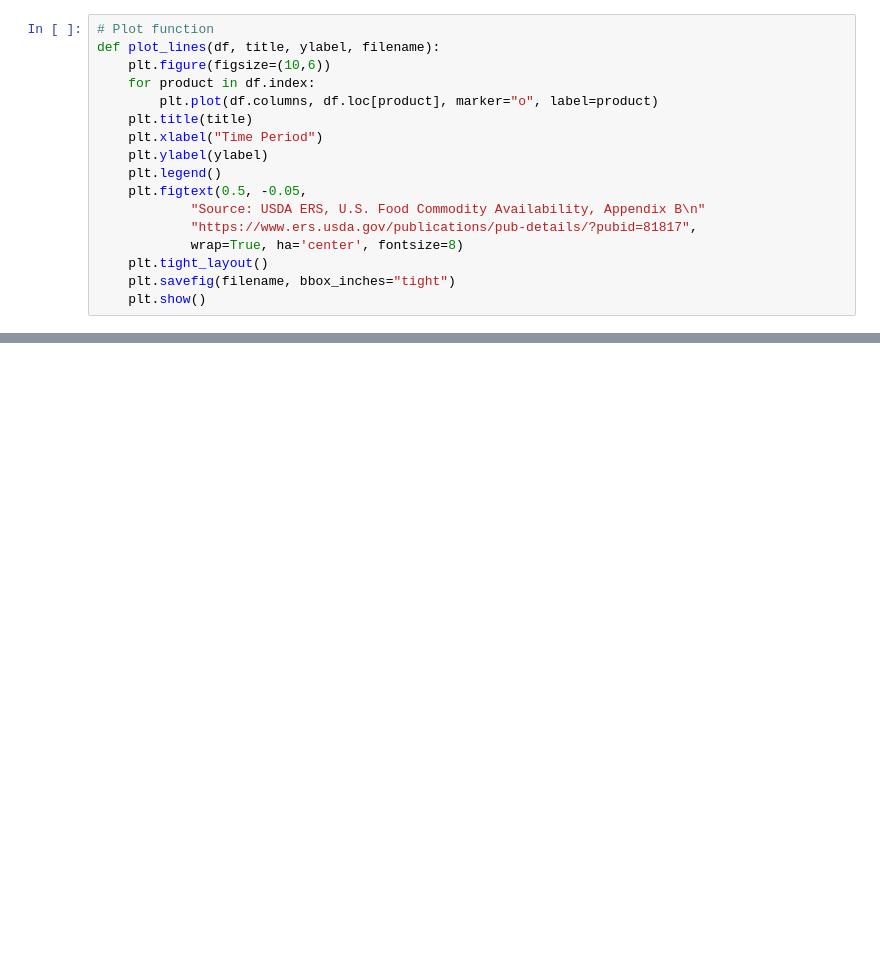
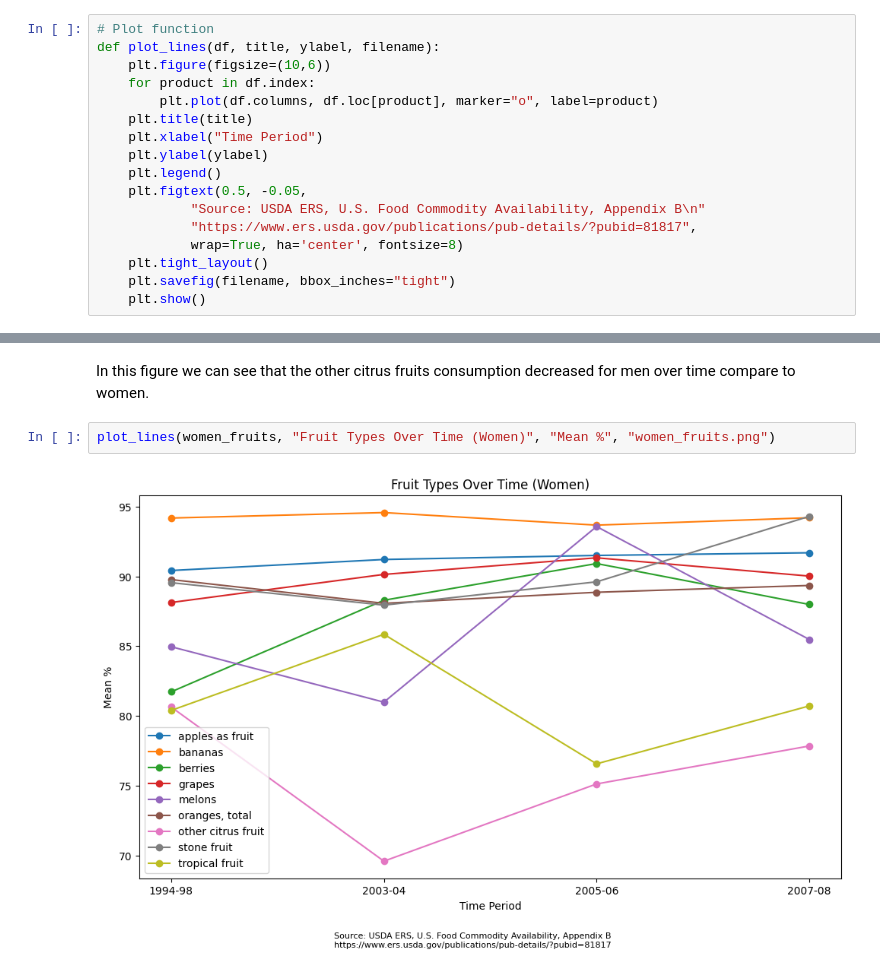
Before and after one commit to emallen2/CSc47400, a Jupyter notebook: prob1/problem1.ipynb, the cells around one changed output, grey strips where cells are left out. Cells and saved outputs as stored; diff of their text form; blank space fills up the shorter version.

```diff
--- a/prob1/problem1.ipynb
+++ b/prob1/problem1.ipynb
@@ -107,0 +102,6 @@ plot_lines(women_dairy, "Dairy Consumption Over Time (Women)", "Mean percent", "
+# %% [markdown]
+In this figure we can see that the other citrus fruits consumption decreased for men over time compare to women.
+# %%
+plot_lines(women_fruits, "Fruit Types Over Time (Women)", "Mean %", "women_fruits.png")
+# %% [output]
+[figure, added]
```
Also changed, not shown: parts of 6 cells of this notebook, 4 other files.
